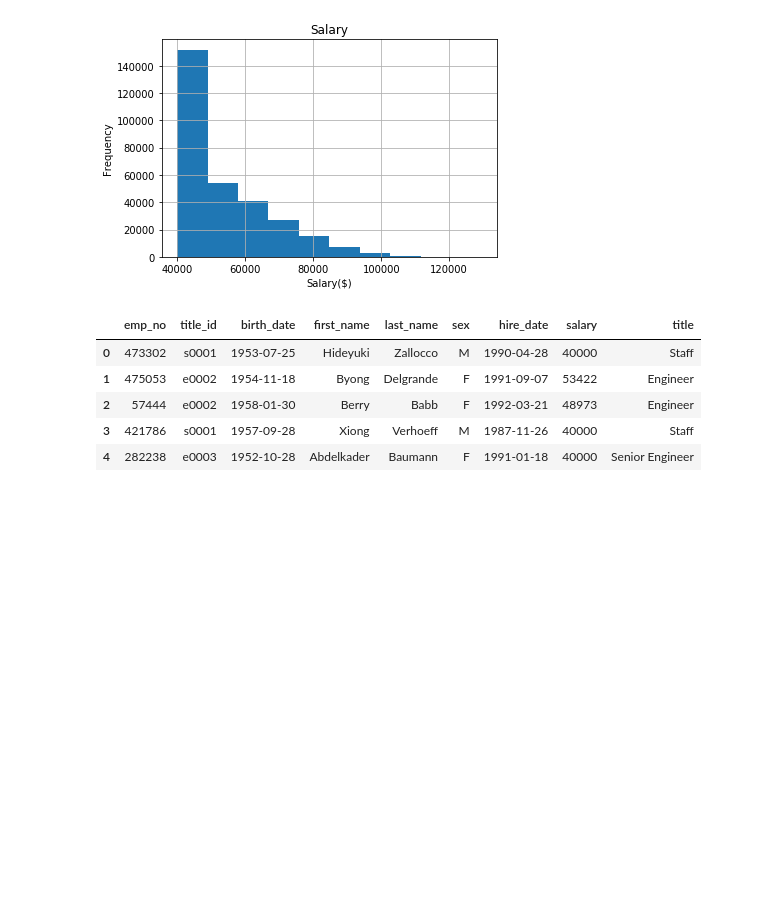
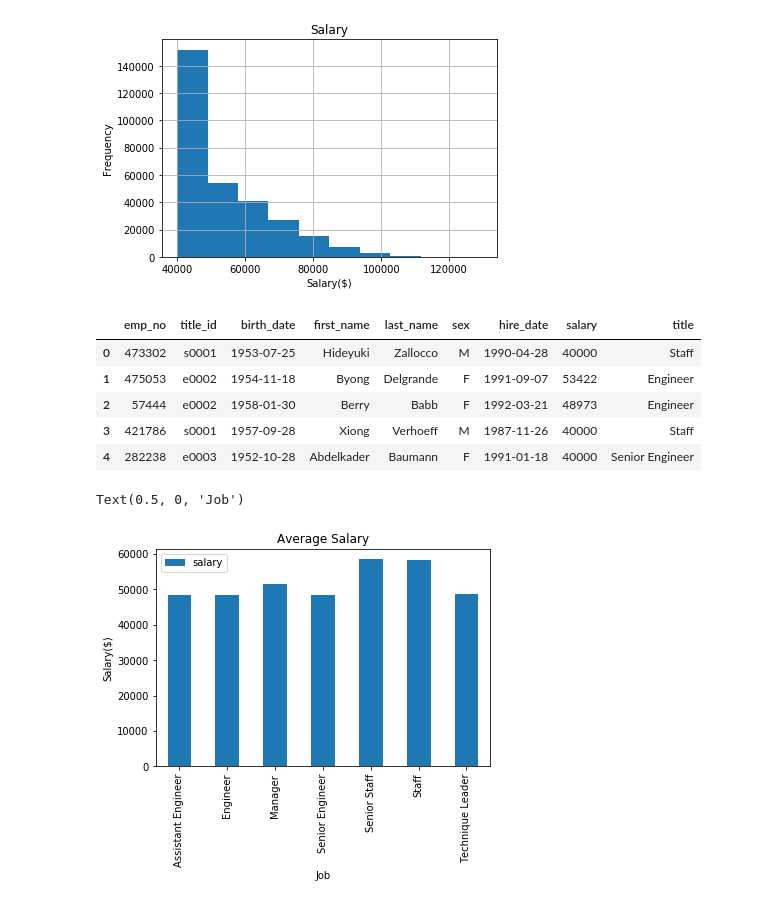
Before and after one commit to j1candel/sql-challenge, a Jupyter notebook: sql-with-pandas.ipynb, the cells around one changed output. Cells and saved outputs as stored; diff of their text form; code cells hidden in the pictures; blank space fills up the shorter version.

Commit message:
graphs complete

```diff
--- a/sql-with-pandas.ipynb
+++ b/sql-with-pandas.ipynb
@@ -79,0 +78,8 @@ x_values =
+# %%
+ax = salary_group_df.plot.bar(x = 'title', y = 'salary', rot = 90)
+plt.title('Average Salary')
+plt.ylabel('Salary($)')
+plt.xlabel('Job')
+# %% [output]
+Text(0.5, 0, 'Job')
+[figure, added]
```
Also changed, not shown: parts of 1 cell of this notebook.
